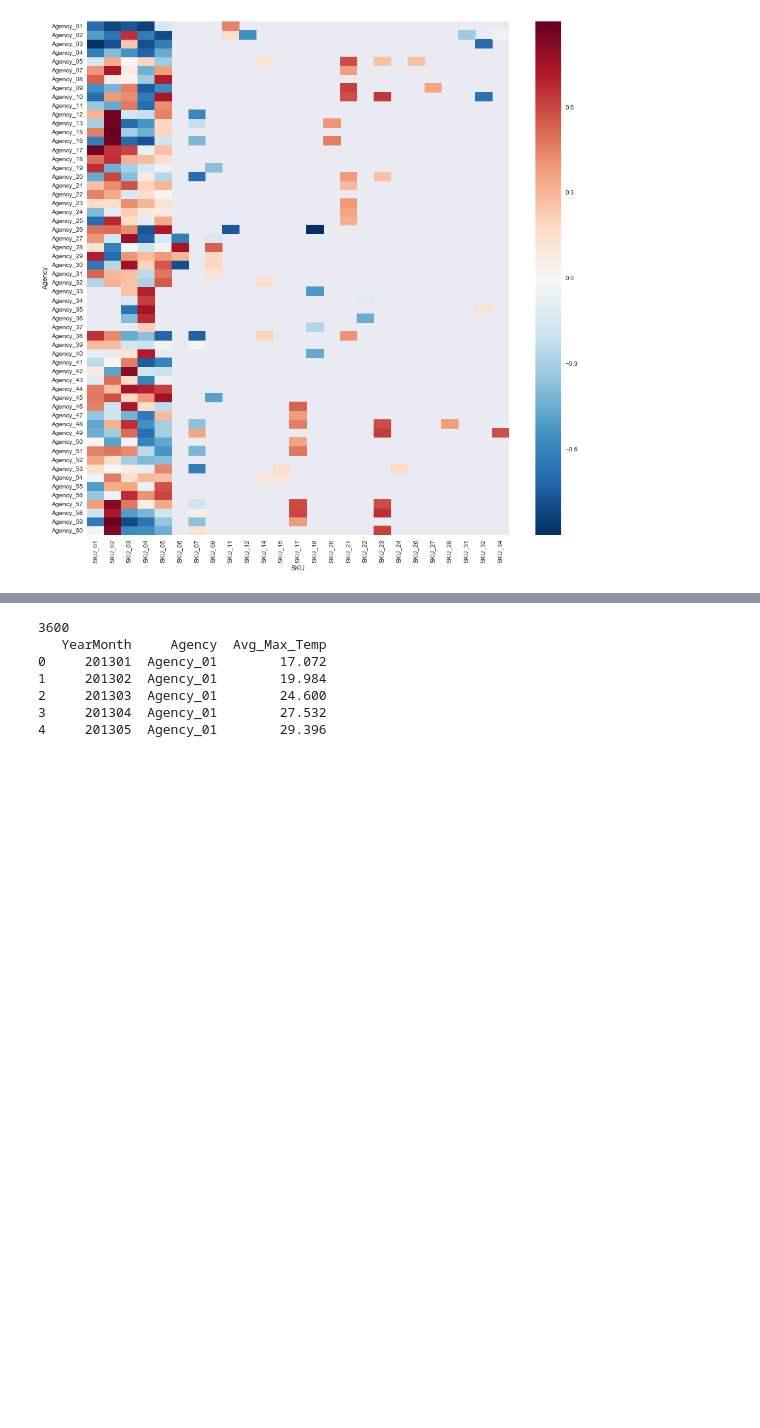
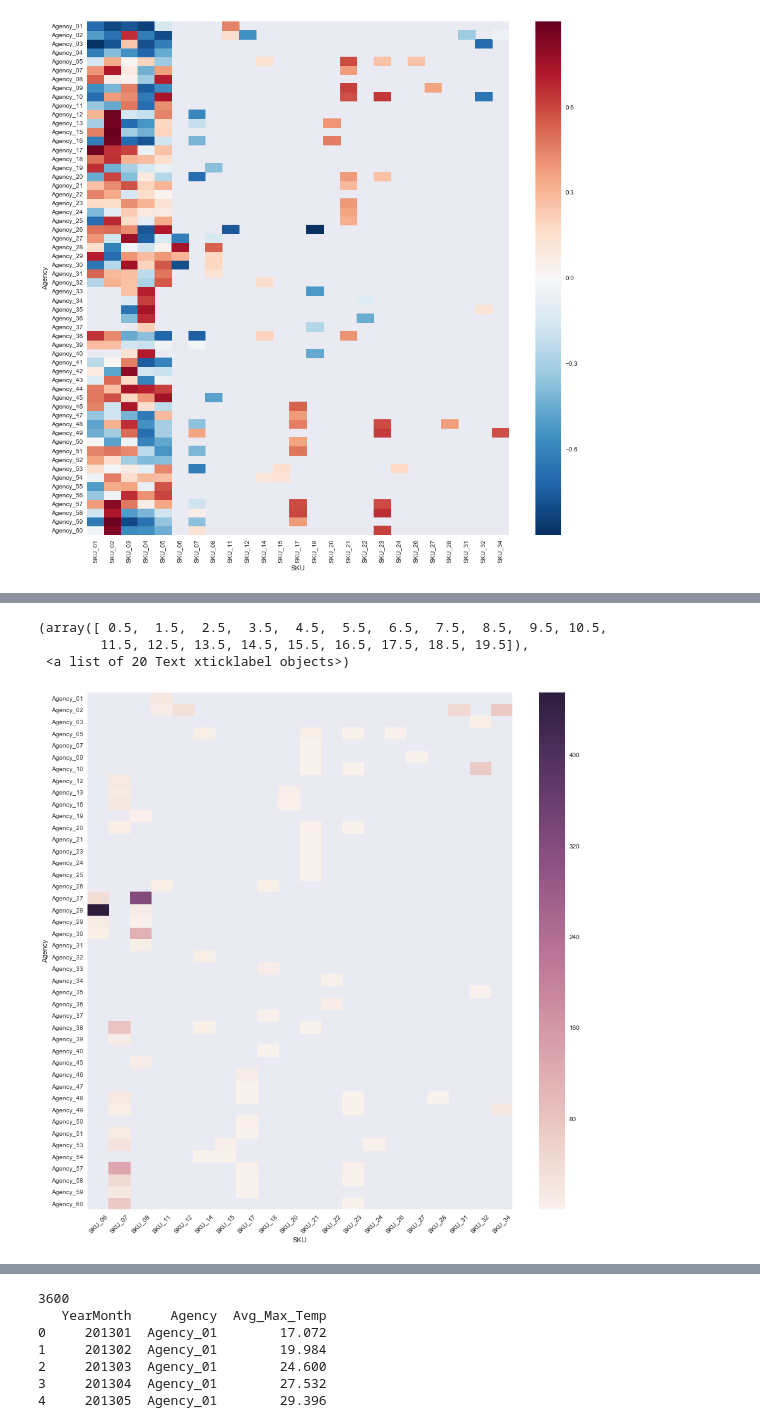
Before and after one commit to DragonWarrior15/Kaggle, a Jupyter notebook: 201802_analyticsvidhya_abinbev/codes/01_eda.ipynb, the cells around one changed output, grey strips where cells are left out. Drawn from its saved outputs; the diff is of its cells as text; code cells hidden in the pictures; blank space fills up the shorter version.

```diff
--- a/201802_analyticsvidhya_abinbev/codes/01_eda.ipynb
+++ b/201802_analyticsvidhya_abinbev/codes/01_eda.ipynb
@@ -140,0 +176,22 @@ sns.heatmap(df_temp.pivot("Agency", "SKU", "Volume"))
+# %%
+# the average sales for SKU 1 to 5 look very different compared to the others
+# plot them separately to understand the ranges
+# plot the average yearly volumes for different agencies X SKU's
+df_temp =  df.groupby(['Agency', 'SKU']).count()['Volume'].reset_index()
+df_temp['Volume'] = 1
+df_temp = df_temp.loc[~df_temp['SKU'].isin(['SKU_01', 'SKU_02', 'SKU_03', 'SKU_04', 'SKU_05'])]
+
+for i in range(len(df_temp)):
+    agency = df_temp.iloc[i, 0]
+    sku    = df_temp.iloc[i, 1]
+    l1 = df.loc[(df['Agency'] == agency) & (df['SKU'] == sku), 'Volume'].values
+    df_temp.iloc[i, 2] = np.mean(l1)
+
+fig, axs = plt.subplots(ncols = 1, figsize=(15, 15))
+sns.heatmap(df_temp.pivot("Agency", "SKU", "Volume"))
+plt.xticks(rotation=45)
+# %% [output]
+(array([ 0.5,  1.5,  2.5,  3.5,  4.5,  5.5,  6.5,  7.5,  8.5,  9.5, 10.5,
+        11.5, 12.5, 13.5, 14.5, 15.5, 16.5, 17.5, 18.5, 19.5]),
+ <a list of 20 Text xticklabel objects>)
+[figure, added]
```
Also changed, not shown: parts of 4 cells of this notebook, 2 other files.
